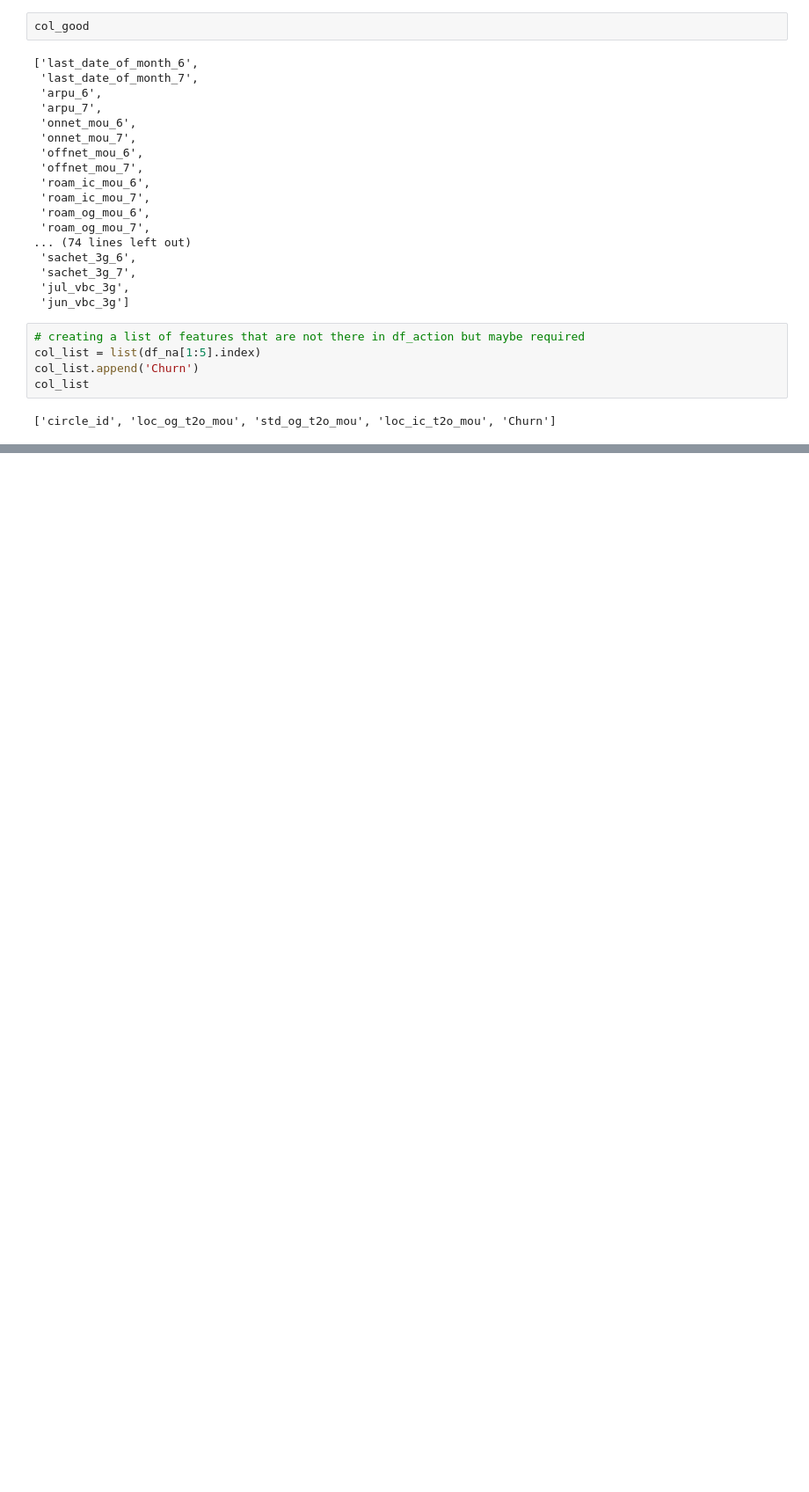
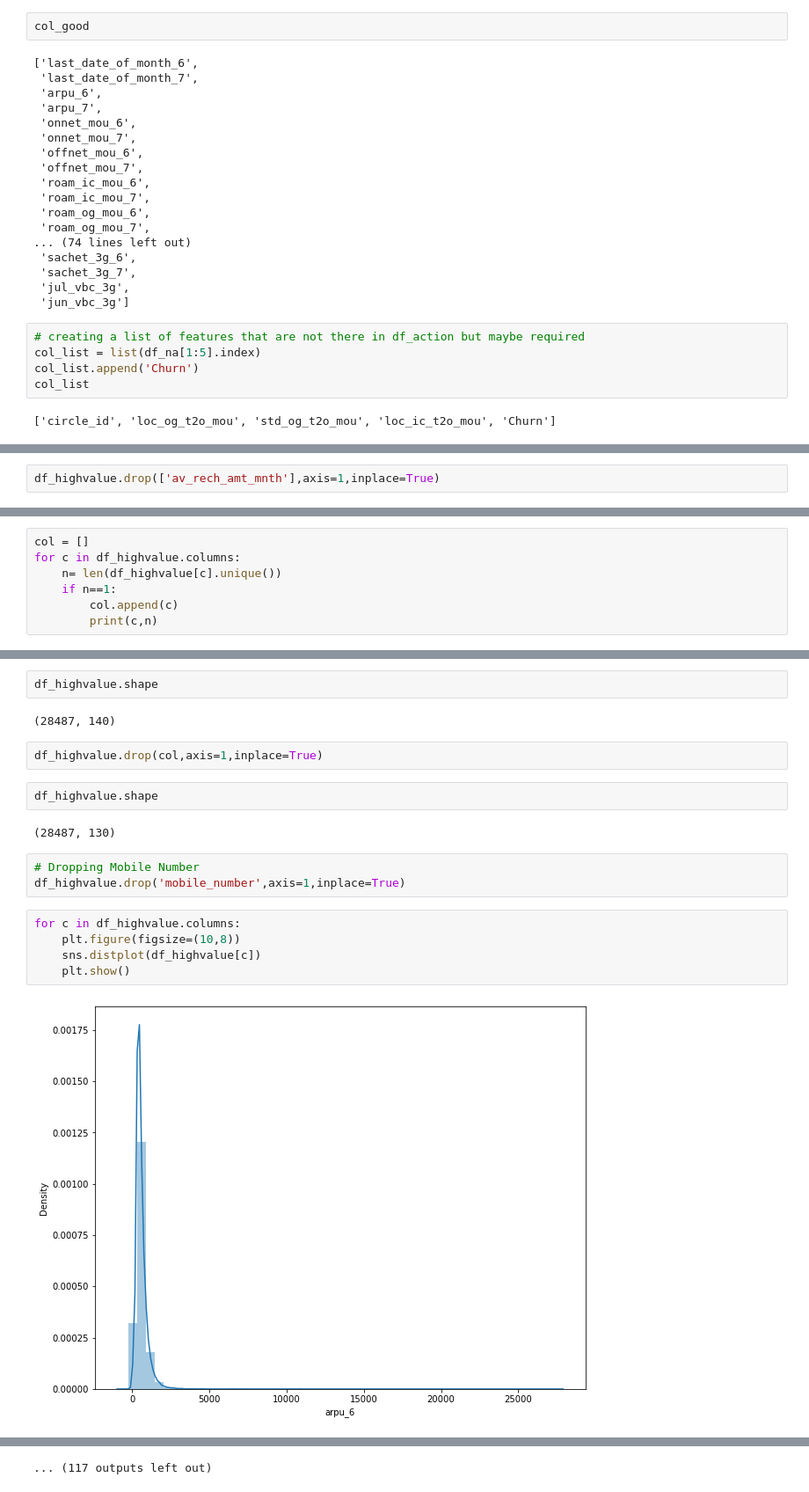
Before and after one commit to Aruthampi/Telecom-Churn-Case-Study, a Jupyter notebook: Telecom Churn Case Study.ipynb, the cells around one changed output, grey strips where cells are left out. Shown at 88% size. Saved outputs shown, nothing was run; the diff lists cells and outputs as text; blank space fills up the shorter version.

```diff
--- a/Telecom Churn Case Study.ipynb
+++ b/Telecom Churn Case Study.ipynb
@@ -367,0 +464,2 @@ memory usage: 11.7+ MB
+# %%
+df_highvalue.drop(['av_rech_amt_mnth'],axis=1,inplace=True)
@@ -367,0 +497,7 @@ memory usage: 11.7+ MB
+# %%
+col = []
+for c in df_highvalue.columns:
+    n= len(df_highvalue[c].unique())
+    if n==1:
+        col.append(c)
+        print(c,n)
@@ -367,0 +530,20 @@ memory usage: 11.7+ MB
+# %%
+df_highvalue.shape
+# %% [output]
+(28487, 140)
+# %%
+df_highvalue.drop(col,axis=1,inplace=True)
+# %%
+df_highvalue.shape
+# %% [output]
+(28487, 130)
+# %%
+# Dropping Mobile Number
+df_highvalue.drop('mobile_number',axis=1,inplace=True)
+# %%
+for c in df_highvalue.columns:
+    plt.figure(figsize=(10,8))
+    sns.distplot(df_highvalue[c])
+    plt.show()
+# %% [output]
+[figure, added]
@@ -367,0 +561 @@ memory usage: 11.7+ MB
+... (117 outputs left out)
```
Also changed, not shown: parts of 20 cells of this notebook.
